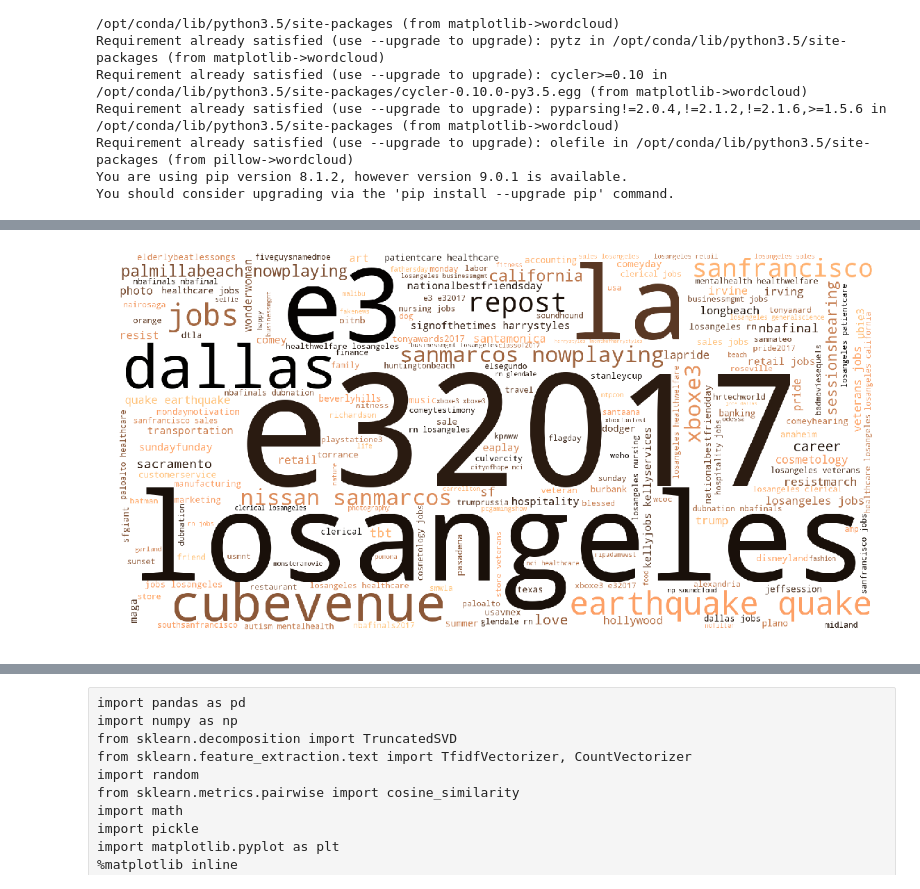
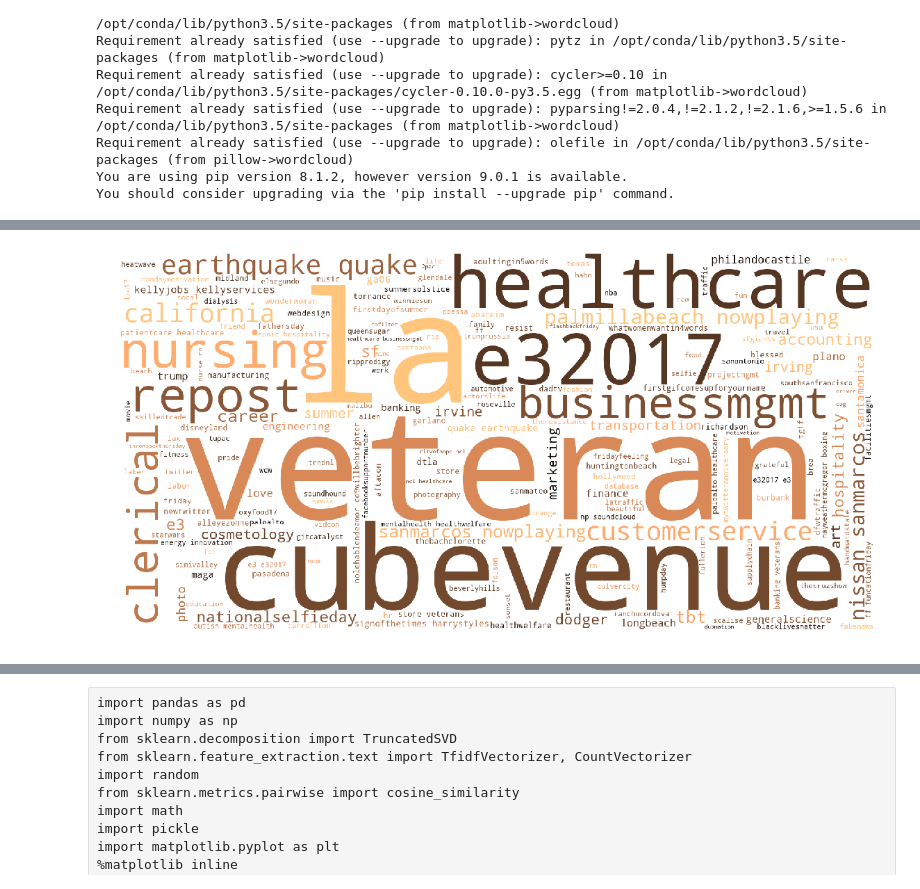
Before and after one commit to joyce-lin/Project_Twitter_NLP, a Jupyter notebook: ipynb/03_Tweets_Modeling_CosineSim_AB_Test_SVD.ipynb, the cells around one changed output, grey strips where cells are left out. Saved outputs shown, nothing was run; the diff lists cells and outputs as text; code cells hidden in the pictures.

```diff
--- a/ipynb/03_Tweets_Modeling_CosineSim_AB_Test_SVD.ipynb
+++ b/ipynb/03_Tweets_Modeling_CosineSim_AB_Test_SVD.ipynb
@@ -235,19 +223,27 @@ def Top_scored_tweets_in_B(event, n = 10000):
 # %%
 words = df['hashtags'][(df['hashtags'].isnull() == False) & (df['hashtags'] != 'None')]
 stopwords = set(STOPWORDS)
 stopwords.add("job")
 stopwords.add("careerarc")
 stopwords.add("hiring")
+stopwords.add("dallas")
+stopwords.add("losangeles")
+stopwords.add("sanfrancisco")
+stopwords.add("jobs")
+stopwords.add("sacramento")
+stopwords.add("retail")
+stopwords.add("sale")
+stopwords.add("sales")
 wc = WordCloud(width=1600, height=800, background_color='white', \
                relative_scaling=1, stopwords=stopwords, colormap='copper').generate(' '.join(i for i in words))
 
 
 plt.figure(figsize=(20,10))
 plt.imshow(wc)
 plt.axis("off")
 plt.show()
 # %% [output]
-[figure, old version]
+[figure, new version]
 # %%
 print('Event Tweets (earthquake|quake): ', event_tweet_count('earthquake|quake'))
 A, B = tweets_event_ab_test('earthquake|quake')
```
Also changed, not shown: parts of 5 cells of this notebook, 7 other files.
